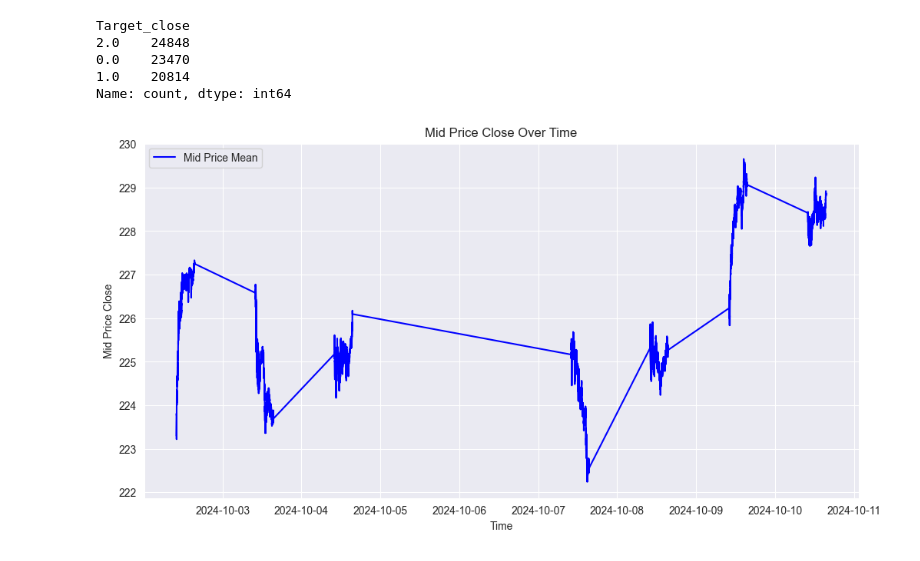
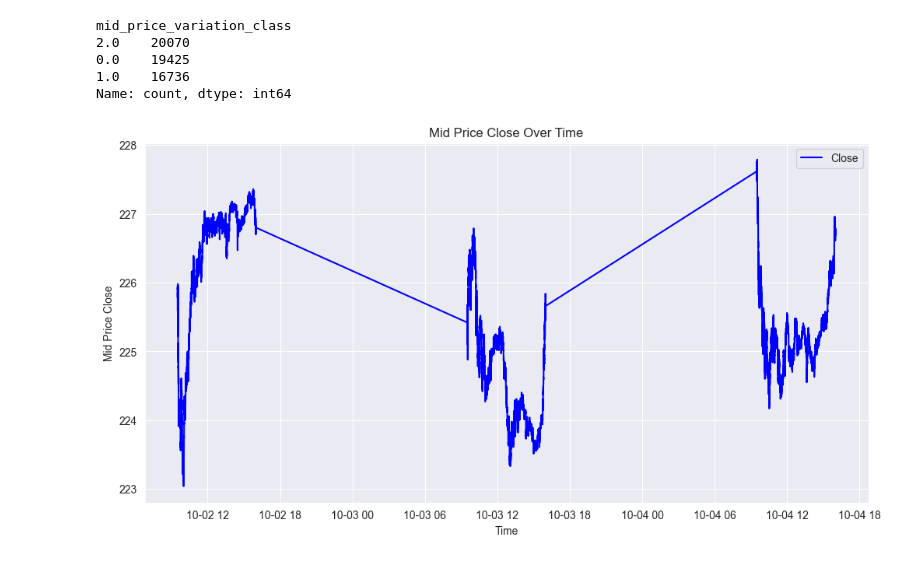
Before and after one commit to LiaoLaurent/Stock-Prediction-Deep-Learning, a Jupyter notebook: testing/classification_tf.ipynb, the cells around one changed output. Saved outputs shown, nothing was run; the diff lists cells and outputs as text; code cells hidden in the pictures.

```diff
--- a/testing/classification_tf.ipynb
+++ b/testing/classification_tf.ipynb
@@ -62,23 +62,23 @@ Index(['trade_ask_size', 'trade_bid_size', 'net_add_ask_size',
 # %%
-all_data.Target_close.value_counts()
+all_data.mid_price_variation_class.value_counts()
 # %% [output]
-Target_close
-2.0    24848
-0.0    23470
-1.0    20814
+mid_price_variation_class
+2.0    20070
+0.0    19425
+1.0    16736
 Name: count, dtype: int64
 # %%
 sns.set_style("darkgrid")
 
 plt.figure(figsize=(12, 6))
-plt.plot(all_data.index, all_data["mid_price_close"], label="Mid Price Mean", color="blue")
+plt.plot(all_data.index, all_data["close"], label="Close", color="blue")
 plt.xlabel("Time")
 plt.ylabel("Mid Price Close")
 plt.title("Mid Price Close Over Time")
 plt.legend()
 plt.show()
 # %% [output]
-[figure, old version]
+[figure, new version]
 # %%
 # Data Splitting
 train_size = int(len(all_data) * 0.7)
```
Also changed, not shown: parts of 10 cells of this notebook, 4 other files.
